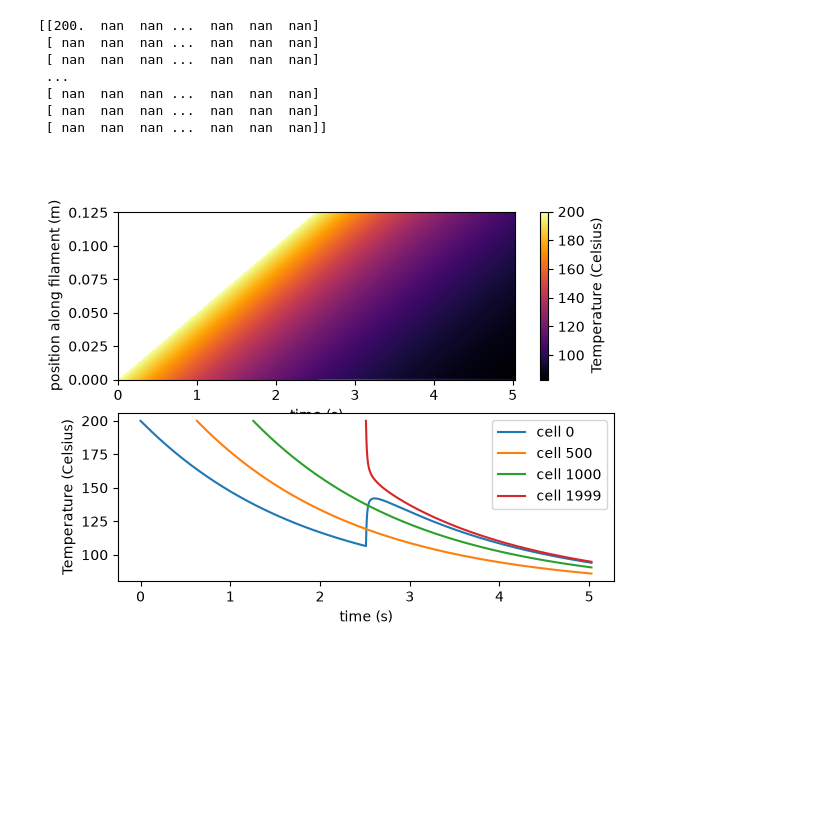
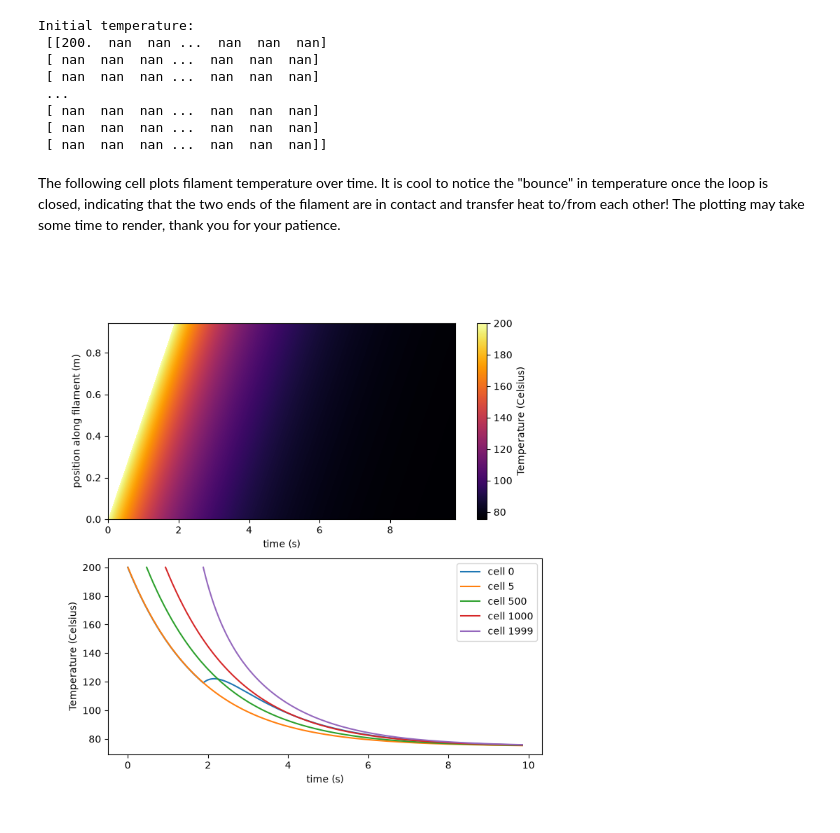
Before and after one commit to MatteoLuca5/mini-proj-MoDS, a Jupyter notebook: Mini-proj.ipynb, the cells around one changed output. Cells and saved outputs as stored; diff of their text form; code cells hidden in the pictures; blank space fills up the shorter version.

```diff
--- a/Mini-proj.ipynb
+++ b/Mini-proj.ipynb
@@ -10 +18,3 @@ import scipy.interpolate as spintp
+# %%
+p = Params()
 # %% [markdown]
@@ -249,26 +465,18 @@ def plot_q14():
 # %%
-# Setting the parameters
-rho_f = 1e3
-c_f = 1.5e3
-kappa_f = 0.2
-G_env = 0.016
-G_plate = 0.48
-a = 0.0004
-T_env = 23.0
-T_plate = 80.0
-
-r = 0.02 # radius of circle
+r = 0.15 # radius of circle
 L = 2 * np.pi * r # circumference of line trajectory
 num_blocks = 2000 # number of sub-units to split length in
-num_timesteps = 2000 + 2000
-v = 0.05 # deposition speed
+num_timesteps = 2000 + 12000 # 2000 timesteps to finish printing, 12000 to cool down
+v = 0.5 # deposition speed
 dx = L / num_blocks
 dt = dx / v # one block extra is lain every timestep
 T_fill = 200.0 # FIlament printed at 200 Celsius
 
+epsilon = 1.0 # If the difference between temperatures in the filament is smaller than epsilon, stop simulation
+
 T = np.full((num_blocks, num_timesteps), np.nan)
-T[0,0] = T_fill
-print(T)
+T[0,0] = p.T_fill
+print("Initial temperature: \n", T)
 
 for k in range(num_timesteps-1):
     n = min(1 + k, num_blocks)
@@ -283,39 +491,27 @@ for k in range(num_timesteps-1):
         if n == num_blocks:
             laplacian[0]  = Tt[1]  - 2*Tt[0]  + Tt[-1]
             laplacian[-1] = Tt[-2] - 2*Tt[-1] + Tt[0]
-    extern = (1/a**2) * (0.75 * G_env * (T_env - Tt) + 0.25 * G_plate * (T_plate - Tt))
+    extern = (1/p.a**2) * (0.75 * p.G_env * (p.T_env - Tt) + 0.25 * p.G_plate * (p.T_plate - Tt))
 
-    T[:n, k+1] = T[:n, k] + (dt / (rho_f * c_f)) * ((kappa_f / dx**2) * laplacian + extern)
+    T[:n, k+1] = T[:n, k] + (dt / (p.rho_f * p.c_f)) * ((p.kappa_f / dx**2) * laplacian + extern)
 
     if n < num_blocks:
-        T[n, k+1] = T_fill
+        T[n, k+1] = p.T_fill
+    if n == num_blocks and np.nanmax(T[:, k+1]) - np.nanmin(T[:, k+1]) < epsilon:
+        T = T[:, :k+1]
+        break
 # %% [output]
-[[200.  nan  nan ...  nan  nan  nan]
+Initial temperature:
+ [[200.  nan  nan ...  nan  nan  nan]
  [ nan  nan  nan ...  nan  nan  nan]
  [ nan  nan  nan ...  nan  nan  nan]
  ...
  [ nan  nan  nan ...  nan  nan  nan]
  [ nan  nan  nan ...  nan  nan  nan]
  [ nan  nan  nan ...  nan  nan  nan]]
-# %%
-def plots_q16():
-    time = np.arange(num_timesteps) * dt
-    pos = np.arange(num_blocks) * dx
-
-    fig, axs = plt.subplots(2, 1)
-    m = axs[0].pcolormesh(time, pos, np.ma.masked_invalid(T), cmap="inferno", shading="auto")
-    fig.colorbar(m, label="Temperature (Celsius)")
-    axs[0].set_xlabel("time (s)")
-    axs[0].set_ylabel("position along filament (m)")
-
-    for i in (0, num_blocks // 4, num_blocks // 2, num_blocks - 1):
-        axs[1].plot(time, T[i], label=f"cell {i}")
-    axs[1].set_xlabel("time (s)")
-    axs[1].set_ylabel("Temperature (Celsius)")
-    axs[1].legend()
-
-    plt.show()
+# %% [markdown]
+The following cell plots filament temperature over time. It is cool to notice the "bounce" in temperature once the loop is closed, indicating that the two ends of the filament are in contact and transfer heat to/from each other! The plotting may take some time to render, thank you for your patience.
 # %%
-plots_q16()
+plots_q16(T, num_blocks, dt, dx)
 # %% [output]
-[figure, old version]
+[figure, new version]
```
Also changed, not shown: parts of 25 cells of this notebook, 2 other files.
